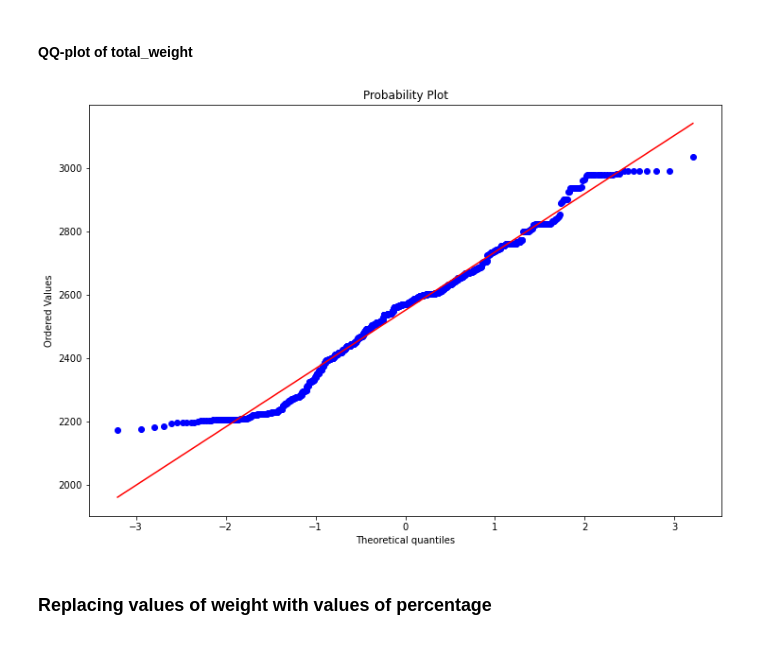
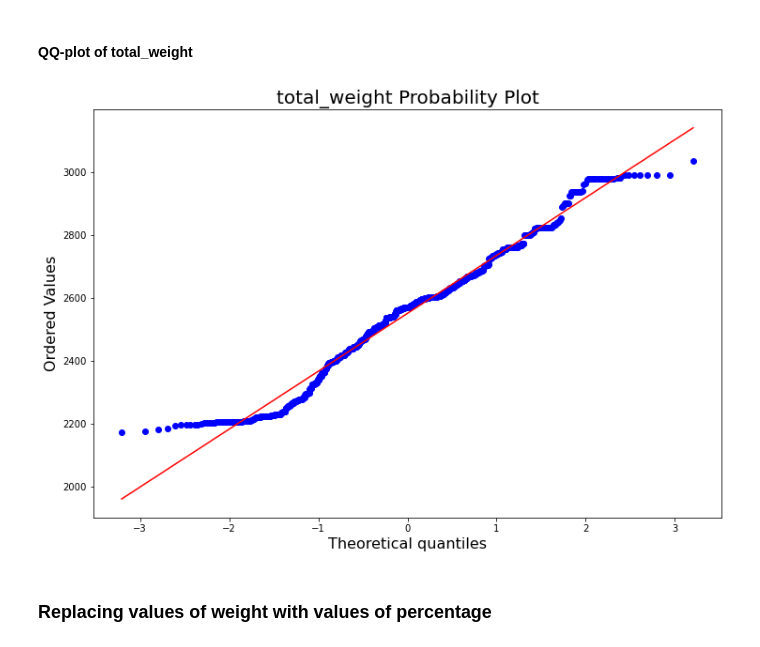
Before and after one commit to ZasadnyJan/Concrete_strength_regression, a Jupyter notebook: Main_notebook.ipynb, the cells around one changed output. Saved outputs shown, nothing was run; the diff lists cells and outputs as text; code cells hidden in the pictures.

```diff
--- a/Main_notebook.ipynb
+++ b/Main_notebook.ipynb
@@ -322,9 +337,14 @@ plt.show()
 # %%
 plt.figure(figsize=(12, 8))
 res = stats.probplot(df['total_weight'], plot=plt)
+plt.title("total_weight Probability Plot", fontsize=20)
+plt.xlabel("Theoretical quantiles", fontsize=16)
+plt.ylabel("Ordered Values", fontsize=16)
+plt.xticks(fontsize=10)
+plt.yticks(fontsize=10)
 plt.show()
 # %% [output]
-[figure, old version]
+[figure, new version]
 # %% [markdown]
 ### Replacing values of weight with values of percentage
 # %% [markdown]
```
Also changed, not shown: parts of 53 cells of this notebook.
